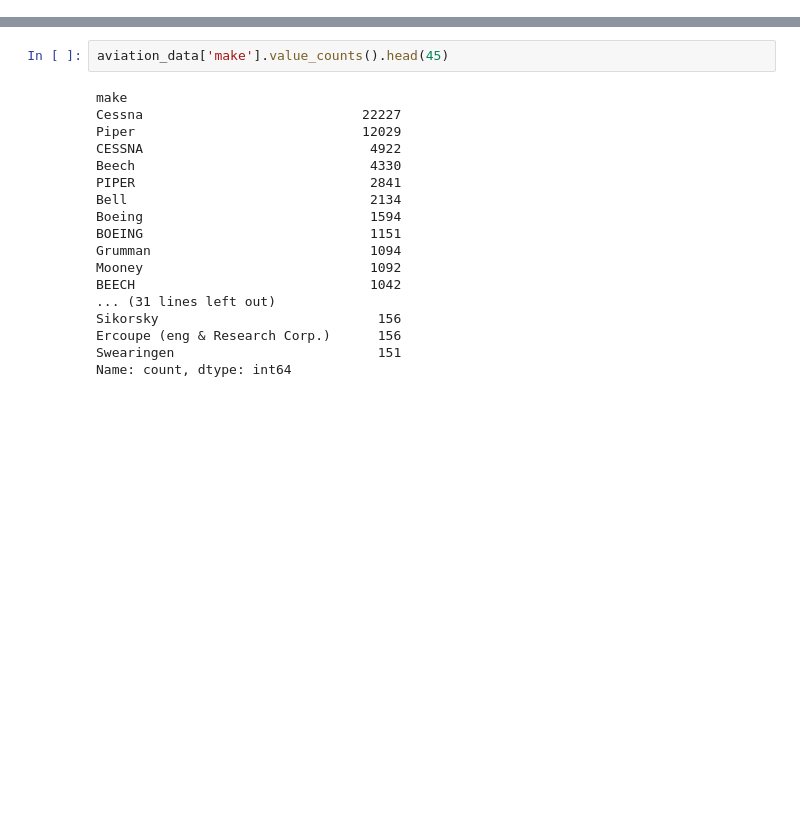
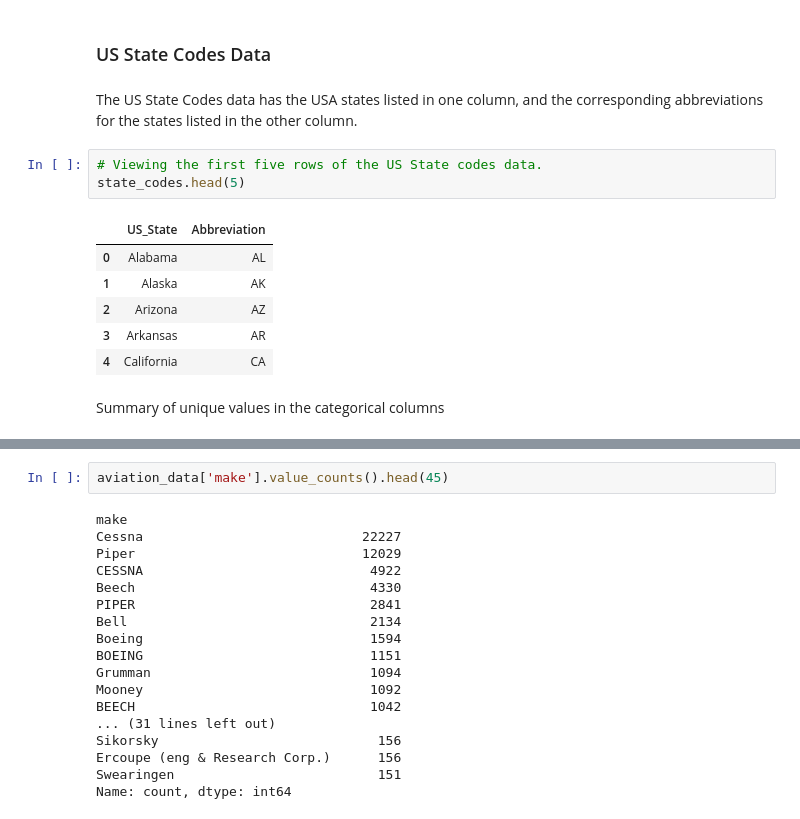
Before and after one commit to Rodgerdev/aircraft-analysis, a Jupyter notebook: aviation_analysis.ipynb, the cells around one changed output, grey strips where cells are left out. Drawn from its saved outputs; the diff is of its cells as text; blank space fills up the shorter version.

```diff
--- a/aviation_analysis.ipynb
+++ b/aviation_analysis.ipynb
@@ -38,0 +77,16 @@ memory usage: 21.0+ MB
+# %% [markdown]
+### US State Codes Data
+# %% [markdown]
+The US State Codes data has the USA states listed in one column, and the corresponding abbreviations for the states listed in the other column.
+# %%
+# Viewing the first five rows of the US State codes data.
+state_codes.head(5)
+# %% [output]
+|  | US_State | Abbreviation |
+| 0 | Alabama | AL |
+| 1 | Alaska | AK |
+| 2 | Arizona | AZ |
+| 3 | Arkansas | AR |
+| 4 | California | CA |
+# %% [markdown]
+Summary of unique values in the categorical columns
```
Also changed, not shown: parts of 76 cells of this notebook.
